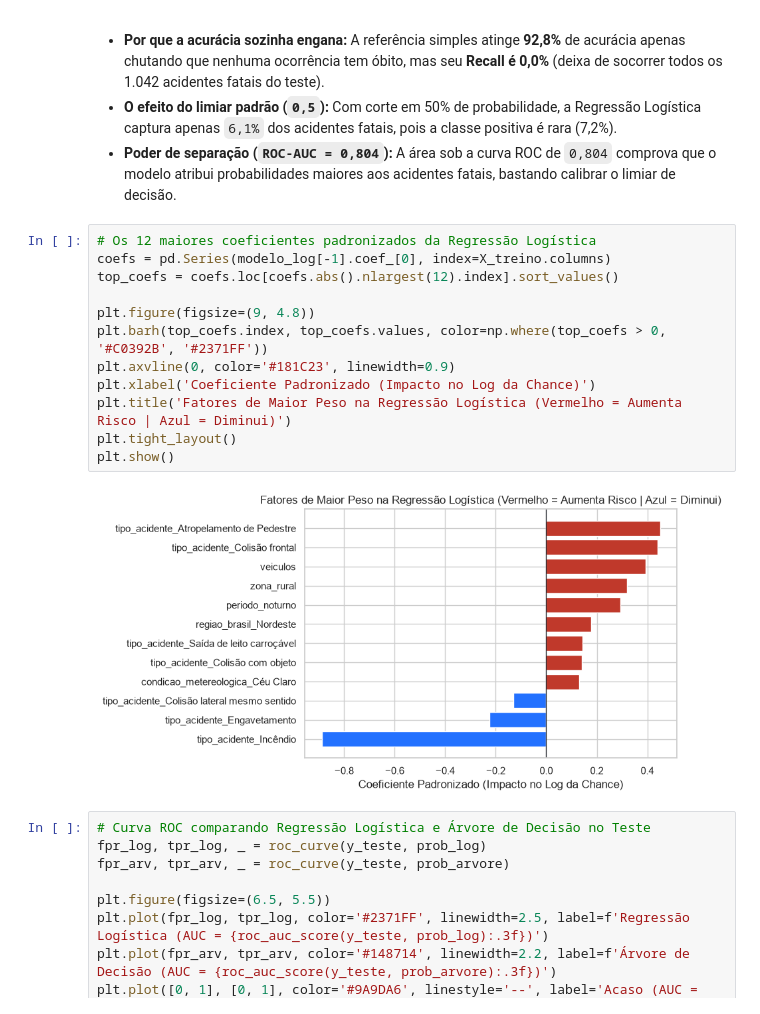
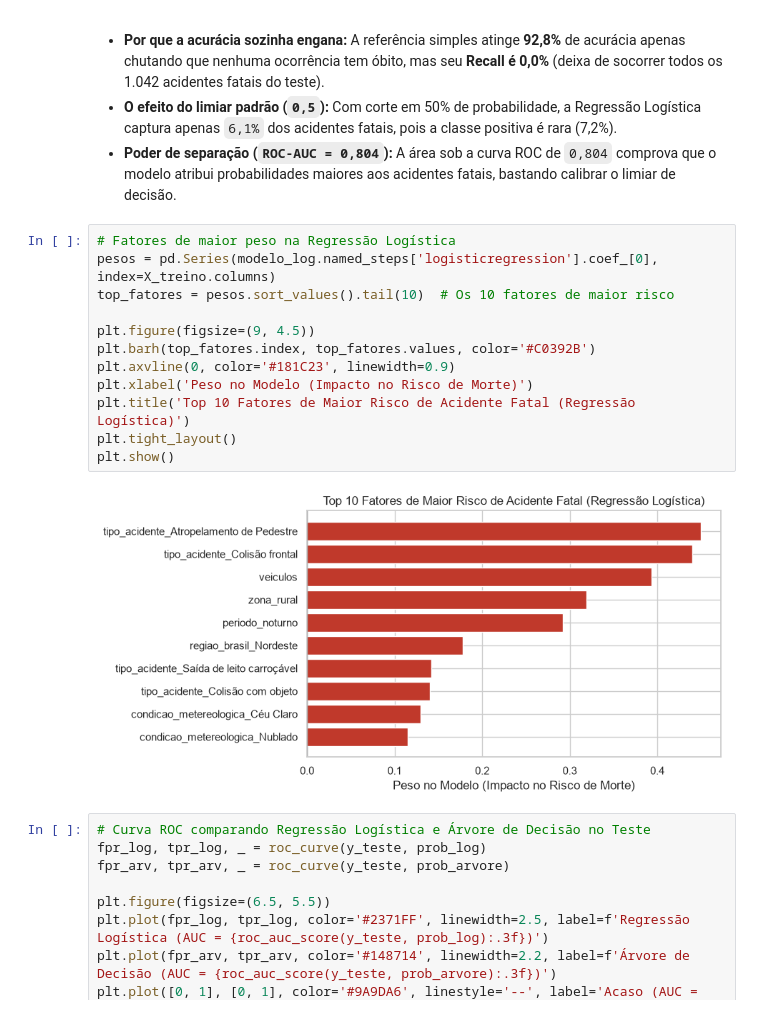
Before and after one commit to amalicef-sys/Projeto-Caixaverso-2026, a Jupyter notebook: projeto_machine_learning.ipynb, the cells around one changed output. Cells and saved outputs as stored; diff of their text form.

Commit message:
feat: atualiza notebook projeto_machine_learning.ipynb e inclui acidentes_tratados.parquet

```diff
--- a/projeto_machine_learning.ipynb
+++ b/projeto_machine_learning.ipynb
@@ -297,19 +325,19 @@ avaliar('3. Árvore de Decisão (limiar 0,5)', y_teste, prev_arvore_05, prob_arv
 * **O efeito do limiar padrão (`0,5`):** Com corte em 50% de probabilidade, a Regressão Logística captura apenas `6,1%` dos acidentes fatais, pois a classe positiva é rara (7,2%).
 * **Poder de separação (`ROC-AUC = 0,804`):** A área sob a curva ROC de `0,804` comprova que o modelo atribui probabilidades maiores aos acidentes fatais, bastando calibrar o limiar de decisão.
 # %%
-# Os 12 maiores coeficientes padronizados da Regressão Logística
-coefs = pd.Series(modelo_log[-1].coef_[0], index=X_treino.columns)
-top_coefs = coefs.loc[coefs.abs().nlargest(12).index].sort_values()
+# Fatores de maior peso na Regressão Logística
+pesos = pd.Series(modelo_log.named_steps['logisticregression'].coef_[0], index=X_treino.columns)
+top_fatores = pesos.sort_values().tail(10)  # Os 10 fatores de maior risco
 
-plt.figure(figsize=(9, 4.8))
-plt.barh(top_coefs.index, top_coefs.values, color=np.where(top_coefs > 0, '#C0392B', '#2371FF'))
+plt.figure(figsize=(9, 4.5))
+plt.barh(top_fatores.index, top_fatores.values, color='#C0392B')
 plt.axvline(0, color='#181C23', linewidth=0.9)
-plt.xlabel('Coeficiente Padronizado (Impacto no Log da Chance)')
-plt.title('Fatores de Maior Peso na Regressão Logística (Vermelho = Aumenta Risco | Azul = Diminui)')
+plt.xlabel('Peso no Modelo (Impacto no Risco de Morte)')
+plt.title('Top 10 Fatores de Maior Risco de Acidente Fatal (Regressão Logística)')
 plt.tight_layout()
 plt.show()
 # %% [output]
-[figure, old version]
+[figure, new version]
 # %%
 # Curva ROC comparando Regressão Logística e Árvore de Decisão no Teste
 fpr_log, tpr_log, _ = roc_curve(y_teste, prob_log)
```
Also changed, not shown: parts of 10 cells of this notebook, 1 other file.
